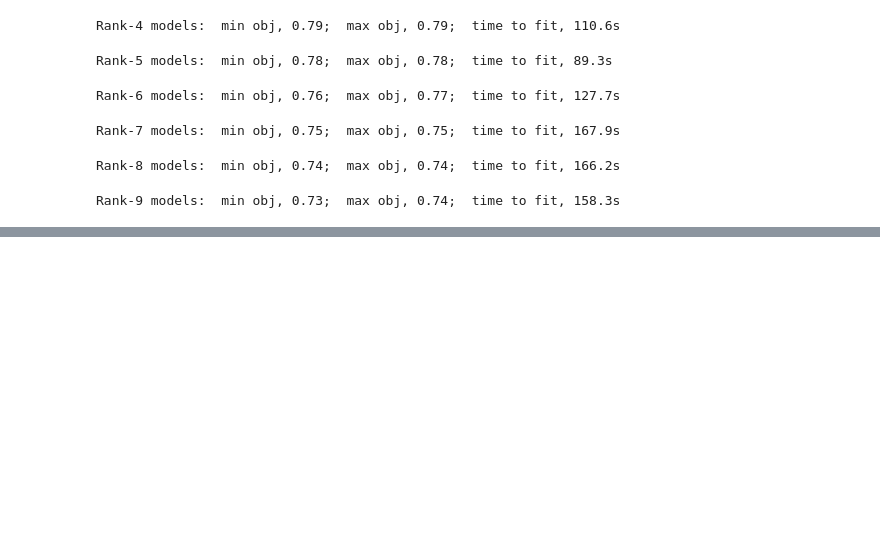
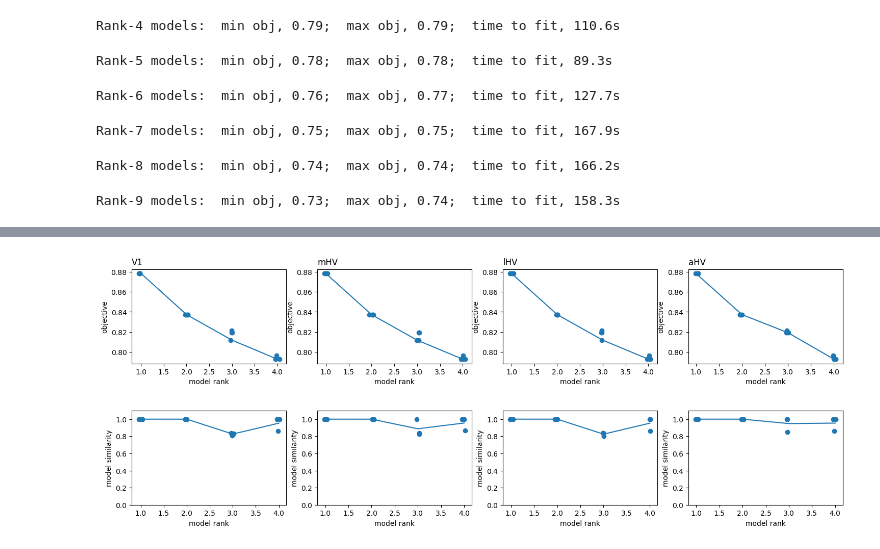
Before and after one commit to JohnMadrid/isp-unsupervised-learning, a Jupyter notebook: Batch_TCA_Runner.ipynb, the cells around one changed output, grey strips where cells are left out. Saved outputs shown, nothing was run; the diff lists cells and outputs as text; code cells hidden in the pictures; blank space fills up the shorter version.

```diff
--- a/Batch_TCA_Runner.ipynb
+++ b/Batch_TCA_Runner.ipynb
@@ -134,3 +135,7 @@ spiking_raw_data = np.load(os.path.join(root, target_file + '_SVD_dec.npy'), all
 # %% [output]
 https://scikit-learn.org/stable/model_persistence.html#security-maintainability-limitations
   warnings.warn(
+# %%
+# @title loading location data
+
+spiking_loc_data = np.load(os.path.join(root, target_file[:-2] + '_trans.npz'), allow_pickle=True)
@@ -228,6 +234,9 @@ def TCA_auto(target_file, target_path, ranks, replicates, beh_field, buffer):
   spiking_data = spiking_raw_data.item()['U'].T @ spiking_raw_data.item()['V']
   spiking_data = spiking_data.T
 
+  # Z scoring the spiking data
+  spiking_data = (spiking_data - np.mean(spiking_data)) / np.std(spiking_data)
+
   # Correcting for size
   size = min(len(beh['ft']), spiking_data.shape[0])
 
@@ -243,7 +252,7 @@ def TCA_auto(target_file, target_path, ranks, replicates, beh_field, buffer):
 
   # Running TCA
   ranks = range(1, ranks)
-  ensemble = tt.Ensemble(fit_method="ncp_hals")
+  ensemble = tt.Ensemble(fit_method="cp_als")
   ensemble.fit(trial_matrix, ranks=ranks, replicates=replicates)
 
   # Deleting unnecessary objects
@@ -287,13 +296,13 @@ for target_file in target_file_list:
     save_path = "Beh_unsup_train1_after_learning_ensemble"
 
   # Perform TCA and store the file for start time
-  start_ensemble = TCA_auto(target_file, target_path, 10, 4, "Trial_start_time", (2, 2))
+  start_ensemble = TCA_auto(target_file, target_path, 10, 4, "Trial_start_time", (2, 8))
   joblib.dump(start_ensemble, os.path.join(drive_root, save_path + "_start.joblib"), compress=3)
   del(start_ensemble)
   gc.collect()
 
   # Perform TCA and store the file for sound time
-  sound_ensemble = TCA_auto(target_file, target_path, 10, 4, "SoundTime", (2, 2))
+  sound_ensemble = TCA_auto(target_file, target_path, 10, 4, "SoundTime", (5, 5))
   joblib.dump(sound_ensemble, os.path.join(drive_root, save_path + "_sound.joblib"), compress=3)
   del(sound_ensemble)
   gc.collect()
@@ -413,0 +401,2 @@ plt.show()
+# %%
+ensemble_V1, ensemble_mHV, ensemble_lHV, ensemble_aHV = TCA_segmented_auto(target_file, target_path, 5, 4, "Trial_start_time", (2, 2))
@@ -413,0 +418,13 @@ plt.show()
+# %%
+regional_ensembles = [ensemble_V1, ensemble_mHV, ensemble_lHV, ensemble_aHV]
+regional_ensemble_names = ["V1", "mHV", "lHV", "aHV"]
+
+fig, axes = plt.subplots(2, 4, figsize=(18, 6))
+plt.subplots_adjust(hspace=0.5)
+for idx, ensemble in enumerate(regional_ensembles):
+  axes[0][idx].set_title(regional_ensemble_names[idx], loc='left')
+  tt.plot_objective(ensemble, ax=axes[0][idx])
+  tt.plot_similarity(ensemble, ax=axes[1][idx])
+plt.show()
+# %% [output]
+[figure, added]
```
Also changed, not shown: parts of 13 cells of this notebook.
